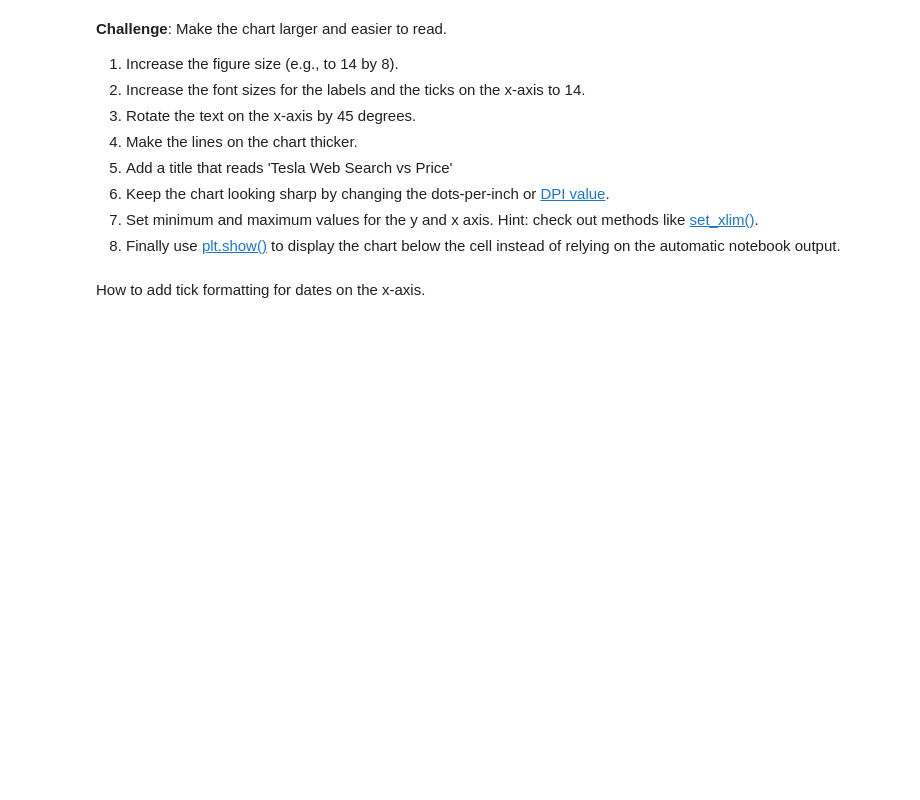
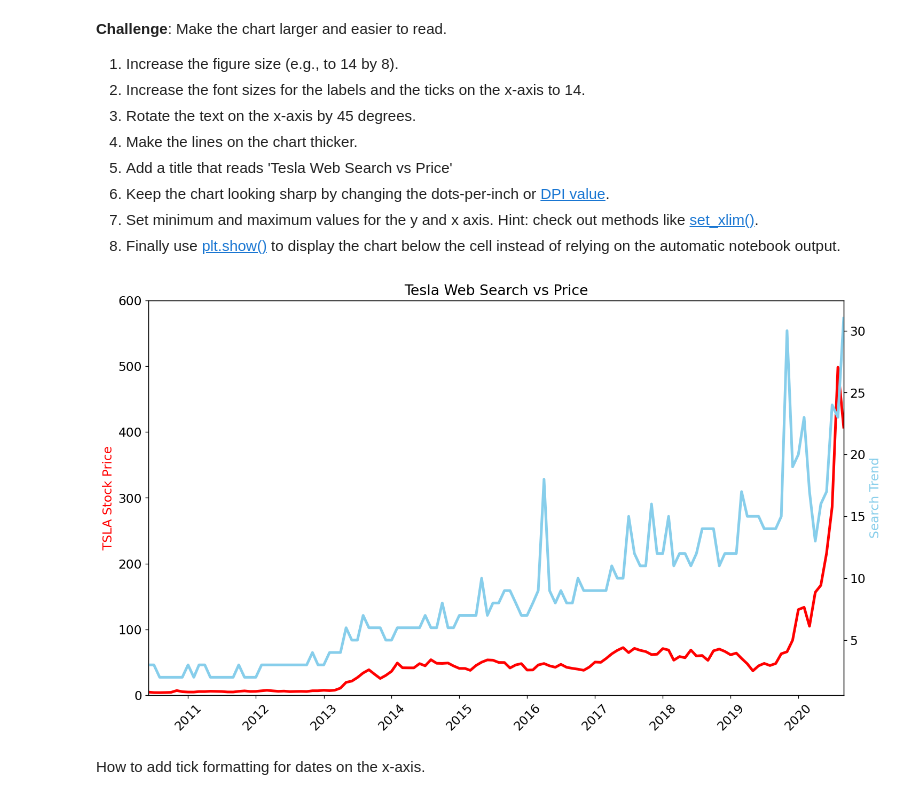
Before and after one commit to nubcoder420/100-Days-of-Code-Python, a Jupyter notebook: Day 74 - Data Visualisation with Matplotlib/Google Trends and Data Visualisation (start).ipynb, the cells around one changed output. Drawn from its saved outputs; the diff is of its cells as text; code cells hidden in the pictures; blank space fills up the shorter version.

```diff
--- a/Day 74 - Data Visualisation with Matplotlib/Google Trends and Data Visualisation (start).ipynb
+++ b/Day 74 - Data Visualisation with Matplotlib/Google Trends and Data Visualisation (start).ipynb
@@ -300,5 +335,32 @@ Hint: you can colour both the [axis labels](https://matplotlib.org/3.3.2/api/tex
 6. Keep the chart looking sharp by changing the dots-per-inch or [DPI value](https://matplotlib.org/3.1.1/api/_as_gen/matplotlib.pyplot.figure.html).
 7. Set minimum and maximum values for the y and x axis. Hint: check out methods like [set_xlim()](https://matplotlib.org/3.1.1/api/_as_gen/matplotlib.axes.Axes.set_xlim.html).
 8. Finally use [plt.show()](https://matplotlib.org/3.2.1/api/_as_gen/matplotlib.pyplot.show.html) to display the chart below the cell instead of relying on the automatic notebook output.
+# %%
+import matplotlib.dates as mdates
+
+df_tesla['MONTH'] = pd.to_datetime(df_tesla['MONTH'])
+# %%
+plt.figure(figsize=(14, 8), dpi=120) #1 #6
+plt.title('Tesla Web Search vs Price', fontsize=16) #5
+plt.xticks(fontsize=14, rotation=45) #3
+
+ax1 = plt.gca()
+ax2 = ax1.twinx()
+
+ax1.tick_params(axis='y', labelsize=14)
+ax2.tick_params(axis='y', labelsize=14)
+
+ax1.set_ylabel('TSLA Stock Price', color='red', fontsize=14) #2
+ax2.set_ylabel('Search Trend', color='skyblue', fontsize=14) #2
+
+ax1.set_ylim([0, 600]) #7
+ax1.set_xlim([df_tesla.MONTH.min(), df_tesla.MONTH.max()]) #7
+
+ax1.plot(df_tesla.MONTH, df_tesla.TSLA_USD_CLOSE, color='red', linewidth=3) #4
+ax2.plot(df_tesla.MONTH, df_tesla.TSLA_WEB_SEARCH, color='skyblue', linewidth=3) #4
+
+plt.show() #8
+# %% [output]
+[figure, added]
 # %% [markdown]
 How to add tick formatting for dates on the x-axis.
```
Also changed, not shown: parts of 21 cells of this notebook.
